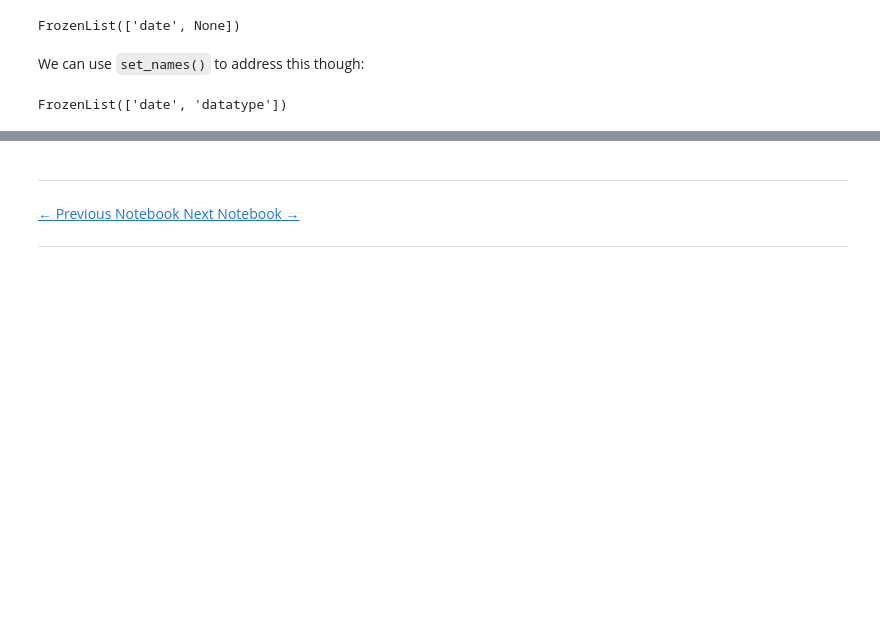
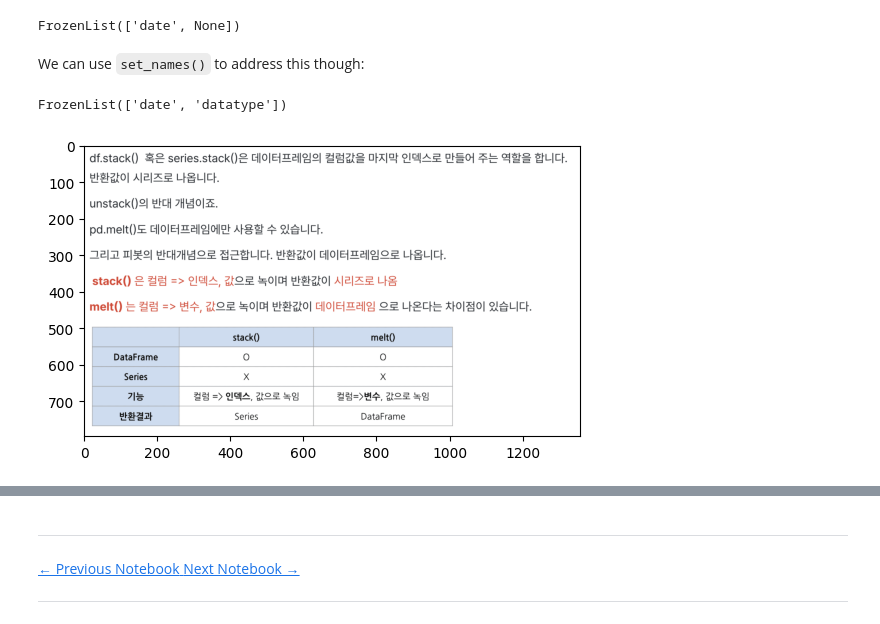
Before and after one commit to jsh1021902/ai_for_machine_learning, a Jupyter notebook: week4/4_reshaping_data.ipynb, the cells around one changed output, grey strips where cells are left out. Saved outputs shown, nothing was run; the diff lists cells and outputs as text; code cells hidden in the pictures; blank space fills up the shorter version.

```diff
--- a/week4/4_reshaping_data.ipynb
+++ b/week4/4_reshaping_data.ipynb
@@ -486,3 +486,13 @@ stacked_df.index.set_names(['date', 'datatype'], inplace=True)
 stacked_df.index.names
 # %% [output]
 FrozenList(['date', 'datatype'])
+# %%
+import matplotlib.pyplot as plt
+from matplotlib.image import imread
+
+img = imread('stackvsmelt1.png')         # 이미지 읽어오기(적절한 경로를 설정해야 함)
+
+plt.imshow(img)                                                               # 읽어온 이미지 표시
+plt.show()
+# %% [output]
+[figure, added]
```
Also changed, not shown: parts of 2 cells of this notebook.
